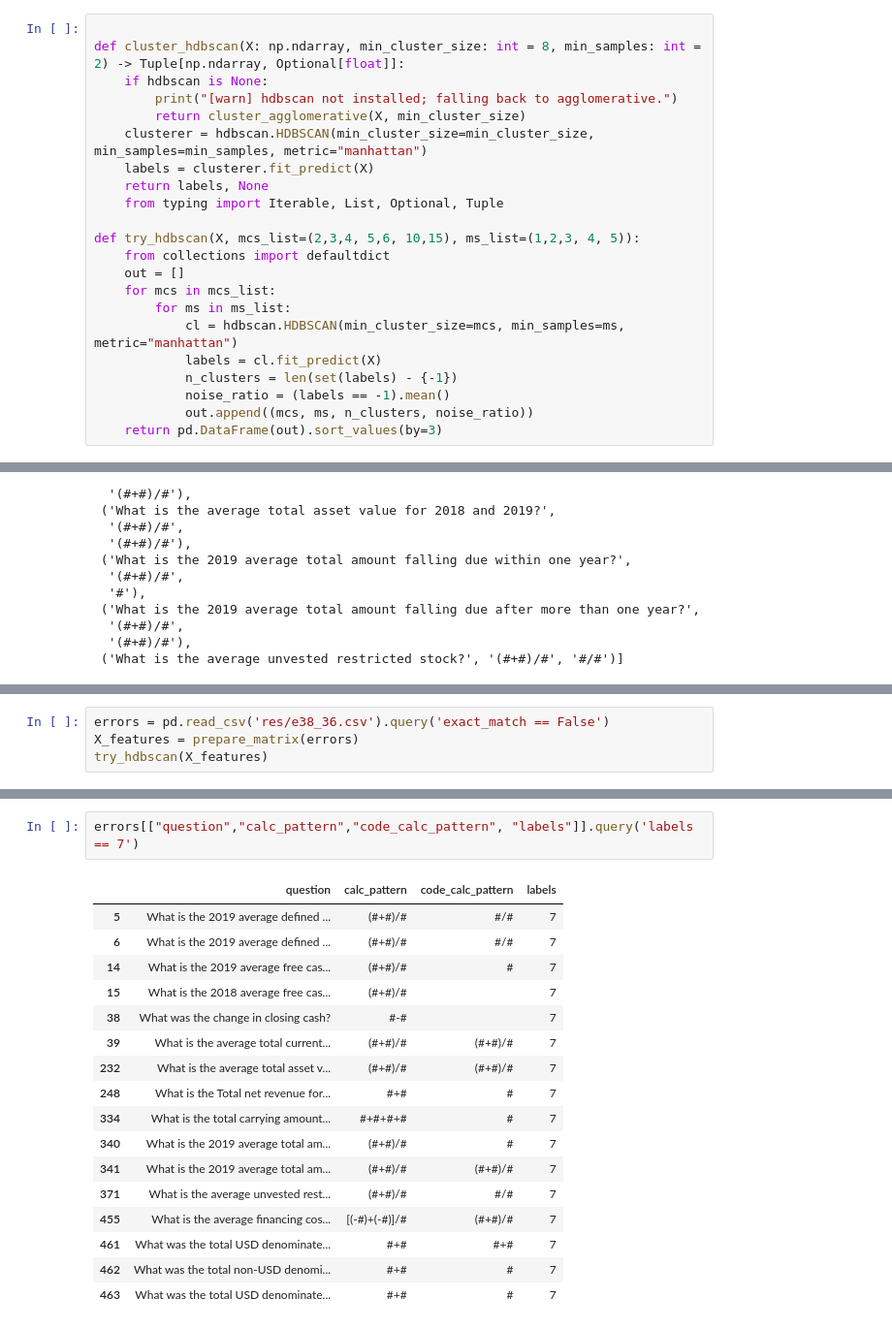
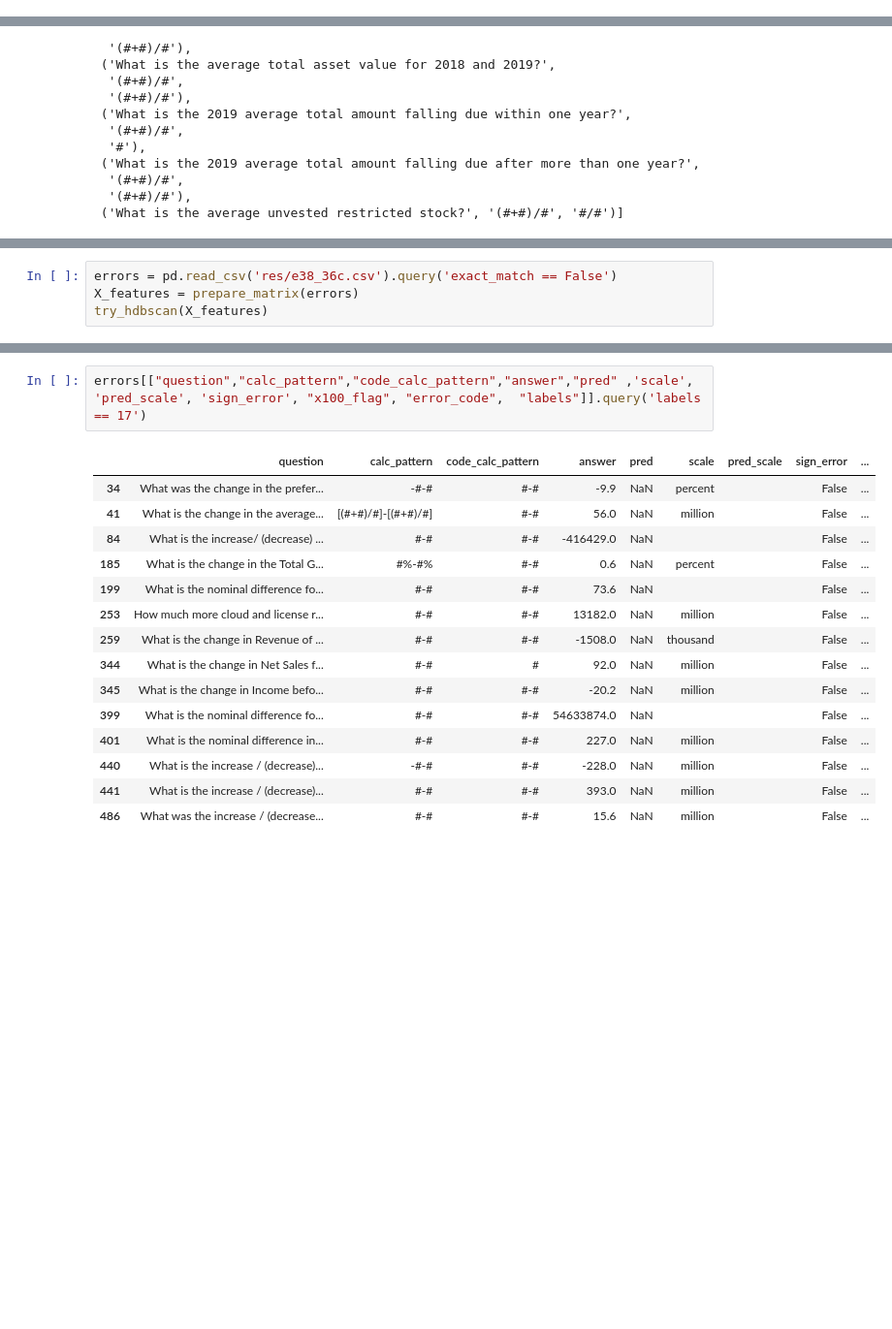
Before and after one commit to apandyud/small_mods, a Jupyter notebook: Cluster5_features.ipynb, the cells around one changed output, grey strips where cells are left out. Shown: that part at 97% size. Saved outputs shown, nothing was run; the diff lists cells and outputs as text; blank space fills up the shorter version.

```diff
--- a/Cluster5_features.ipynb
+++ b/Cluster5_features.ipynb
@@ -74,23 +16 @@ def prepare_matrix(errors):
-# %%
-
-def cluster_hdbscan(X: np.ndarray, min_cluster_size: int = 8, min_samples: int = 2) -> Tuple[np.ndarray, Optional[float]]:
-    if hdbscan is None:
-        print("[warn] hdbscan not installed; falling back to agglomerative.")
-        return cluster_agglomerative(X, min_cluster_size)
-    clusterer = hdbscan.HDBSCAN(min_cluster_size=min_cluster_size, min_samples=min_samples, metric="manhattan")
-    labels = clusterer.fit_predict(X)
-    return labels, None
-    from typing import Iterable, List, Optional, Tuple
-
-def try_hdbscan(X, mcs_list=(2,3,4, 5,6, 10,15), ms_list=(1,2,3, 4, 5)):
-    from collections import defaultdict
-    out = []
-    for mcs in mcs_list:
-        for ms in ms_list:
-            cl = hdbscan.HDBSCAN(min_cluster_size=mcs, min_samples=ms, metric="manhattan")
-            labels = cl.fit_predict(X)
-            n_clusters = len(set(labels) - {-1})
-            noise_ratio = (labels == -1).mean()
-            out.append((mcs, ms, n_clusters, noise_ratio))
-    return pd.DataFrame(out).sort_values(by=3)
 # %% [markdown]
@@ -359,5 +631,5 @@ Name: count, dtype: int64
 # %%
-errors = pd.read_csv('res/e38_36.csv').query('exact_match == False')
+errors = pd.read_csv('res/e38_36c.csv').query('exact_match == False')
 X_features = prepare_matrix(errors)
 try_hdbscan(X_features)
 # %% [output]
@@ -407,20 +675,18 @@ pd.DataFrame([(i["question"], i["calc_pattern"], i["code_calc_pattern"]) for idx
 # %%
-errors[["question","calc_pattern","code_calc_pattern", "labels"]].query('labels == 7')
+errors[["question","calc_pattern","code_calc_pattern","answer","pred" ,'scale', 'pred_scale', 'sign_error', "x100_flag", "error_code",  "labels"]].query('labels == 17')
 # %% [output]
-|  | question | calc_pattern | code_calc_pattern | labels |
-| 5 | What is the 2019 average defined ... | (#+#)/# | #/# | 7 |
-| 6 | What is the 2019 average defined ... | (#+#)/# | #/# | 7 |
-| 14 | What is the 2019 average free cas... | (#+#)/# | # | 7 |
-| 15 | What is the 2018 average free cas... | (#+#)/# |  | 7 |
-| 38 | What was the change in closing cash? | #-# |  | 7 |
-| 39 | What is the average total current... | (#+#)/# | (#+#)/# | 7 |
-| 232 | What is the average total asset v... | (#+#)/# | (#+#)/# | 7 |
-| 248 | What is the Total net revenue for... | #+# | # | 7 |
-| 334 | What is the total carrying amount... | #+#+#+# | # | 7 |
-| 340 | What is the 2019 average total am... | (#+#)/# | # | 7 |
-| 341 | What is the 2019 average total am... | (#+#)/# | (#+#)/# | 7 |
-| 371 | What is the average unvested rest... | (#+#)/# | #/# | 7 |
-| 455 | What is the average financing cos... | [(-#)+(-#)]/# | (#+#)/# | 7 |
-| 461 | What was the total USD denominate... | #+# | #+# | 7 |
-| 462 | What was the total non-USD denomi... | #+# | # | 7 |
-| 463 | What was the total USD denominate... | #+# | # | 7 |
+|  | question | calc_pattern | code_calc_pattern | answer | pred | scale | pred_scale | sign_error | ... |
+| 34 | What was the change in the prefer... | -#-# | #-# | -9.9 | NaN | percent |  | False | ... |
+| 41 | What is the change in the average... | [(#+#)/#]-[(#+#)/#] | #-# | 56.0 | NaN | million |  | False | ... |
+| 84 | What is the increase/ (decrease) ... | #-# | #-# | -416429.0 | NaN |  |  | False | ... |
+| 185 | What is the change in the Total G... | #%-#% | #-# | 0.6 | NaN | percent |  | False | ... |
+| 199 | What is the nominal difference fo... | #-# | #-# | 73.6 | NaN |  |  | False | ... |
+| 253 | How much more cloud and license r... | #-# | #-# | 13182.0 | NaN | million |  | False | ... |
+| 259 | What is the change in Revenue of ... | #-# | #-# | -1508.0 | NaN | thousand |  | False | ... |
+| 344 | What is the change in Net Sales f... | #-# | # | 92.0 | NaN | million |  | False | ... |
+| 345 | What is the change in Income befo... | #-# | #-# | -20.2 | NaN | million |  | False | ... |
+| 399 | What is the nominal difference fo... | #-# | #-# | 54633874.0 | NaN |  |  | False | ... |
+| 401 | What is the nominal difference in... | #-# | #-# | 227.0 | NaN | million |  | False | ... |
+| 440 | What is the increase / (decrease)... | -#-# | #-# | -228.0 | NaN | million |  | False | ... |
+| 441 | What is the increase / (decrease)... | #-# | #-# | 393.0 | NaN | million |  | False | ... |
+| 486 | What was the increase / (decrease... | #-# | #-# | 15.6 | NaN | million |  | False | ... |
```
Also changed, not shown: parts of 40 cells of this notebook, 48 other files.
